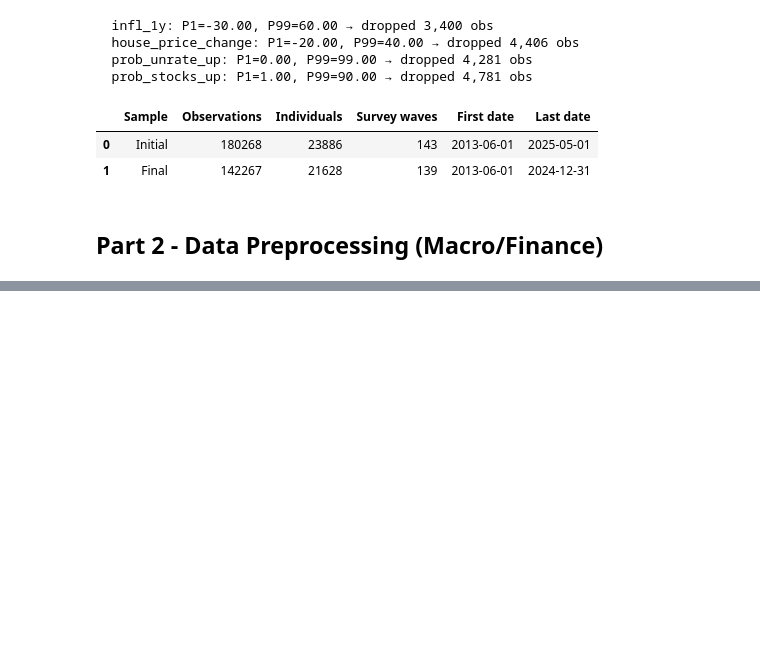
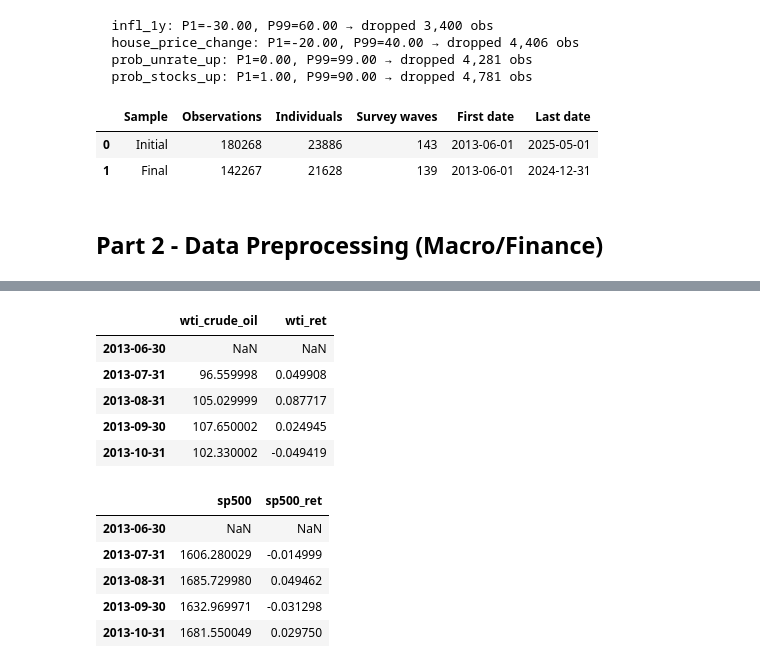
Before and after one commit to MHS17-NHH/FIE463-V26, a Jupyter notebook: data/solution.ipynb, the cells around one changed output, grey strips where cells are left out. Cells and saved outputs as stored; diff of their text form; code cells hidden in the pictures; blank space fills up the shorter version.

```diff
--- a/data/solution.ipynb
+++ b/data/solution.ipynb
@@ -168,0 +204,35 @@ display(summary)
+# %%
+# Monthly finance data
+# Month-end levels
+wti_m   = wti.resample("ME").last()
+sp500_m = sp500.resample("ME").last()
+
+# Optional: monthly percentage returns (for later features)
+wti_m["wti_ret"]    = wti_m["wti_crude_oil"].pct_change()
+sp500_m["sp500_ret"] = sp500_m["sp500"].pct_change()
+
+# Limit to the date range of the survey data
+start_date = df['date'].min()
+date_range = pd.date_range(start=start_date, end=df['date'].max(), freq='ME')
+wti_m   = wti_m.reindex(date_range)
+sp500_m = sp500_m.reindex(date_range)
+
+# Apply timing rule: at month t we only use info up to end of month t-1 → shift by 1 month
+wti_m   = wti_m.shift(1)
+sp500_m = sp500_m.shift(1)
+
+display(wti_m.head())
+display(sp500_m.head())
+# %% [output]
+|  | wti_crude_oil | wti_ret |
+| 2013-06-30 | NaN | NaN |
+| 2013-07-31 | 96.559998 | 0.049908 |
+| 2013-08-31 | 105.029999 | 0.087717 |
+| 2013-09-30 | 107.650002 | 0.024945 |
+| 2013-10-31 | 102.330002 | -0.049419 |
+|  | sp500 | sp500_ret |
+| 2013-06-30 | NaN | NaN |
+| 2013-07-31 | 1606.280029 | -0.014999 |
+| 2013-08-31 | 1685.729980 | 0.049462 |
+| 2013-09-30 | 1632.969971 | -0.031298 |
+| 2013-10-31 | 1681.550049 | 0.029750 |
```
Also changed, not shown: parts of 7 cells of this notebook, 2 other files.
